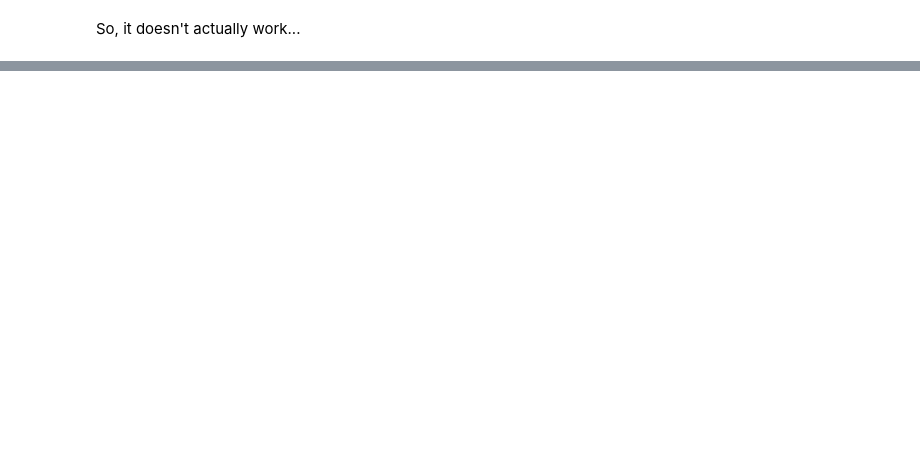
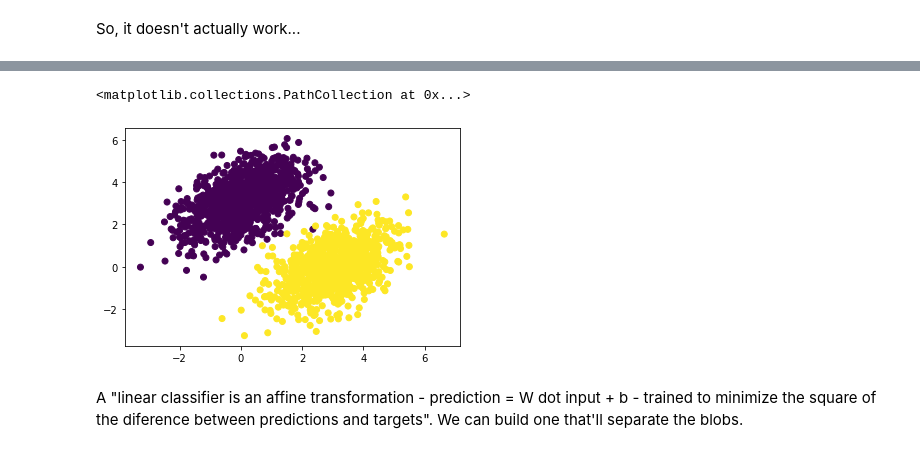
Before and after one commit to aenfield/DeepLearningWithPython, a Jupyter notebook: 2ndEd_TensorFlow.ipynb, the cells around one changed output, grey strips where cells are left out. Saved outputs shown, nothing was run; the diff lists cells and outputs as text; code cells hidden in the pictures; blank space fills up the shorter version.

Commit message:
Added linear classifier using only TF.

```diff
--- a/2ndEd_TensorFlow.ipynb
+++ b/2ndEd_TensorFlow.ipynb
@@ -237,0 +319,6 @@ So, it doesn't actually work...
+# %%
+num_samples_per_class = 1000
+negative_samples = np.random.multivariate_normal(mean=[0, 3], cov=[[1, 0.5], [0.5, 1]], size=num_samples_per_class)
+positive_samples = np.random.multivariate_normal(mean=[3, 0], cov=[[1, 0.5], [0.5, 1]], size=num_samples_per_class)
+
+negative_samples[0]
@@ -237,0 +327,3 @@ So, it doesn't actually work...
+# %%
+inputs = np.vstack((negative_samples, positive_samples)).astype(np.float32)
+inputs[:10]
@@ -237,0 +341,4 @@ So, it doesn't actually work...
+# %%
+targets = np.vstack((np.zeros((num_samples_per_class, 1), dtype='float32'),
+                     np.ones((num_samples_per_class, 1), dtype='float32')))
+targets[:10]
@@ -237,0 +356,7 @@ So, it doesn't actually work...
+# %%
+plt.scatter(inputs[:, 0], inputs[:, 1], c=targets[:, 0])
+# %% [output]
+<matplotlib.collections.PathCollection at 0x...>
+[figure, added]
+# %% [markdown]
+A "linear classifier is an affine transformation - prediction = W dot input + b - trained to minimize the square of the diference between predictions and targets". We can build one that'll separate the blobs.
```
Also changed, not shown: parts of 39 cells of this notebook.
